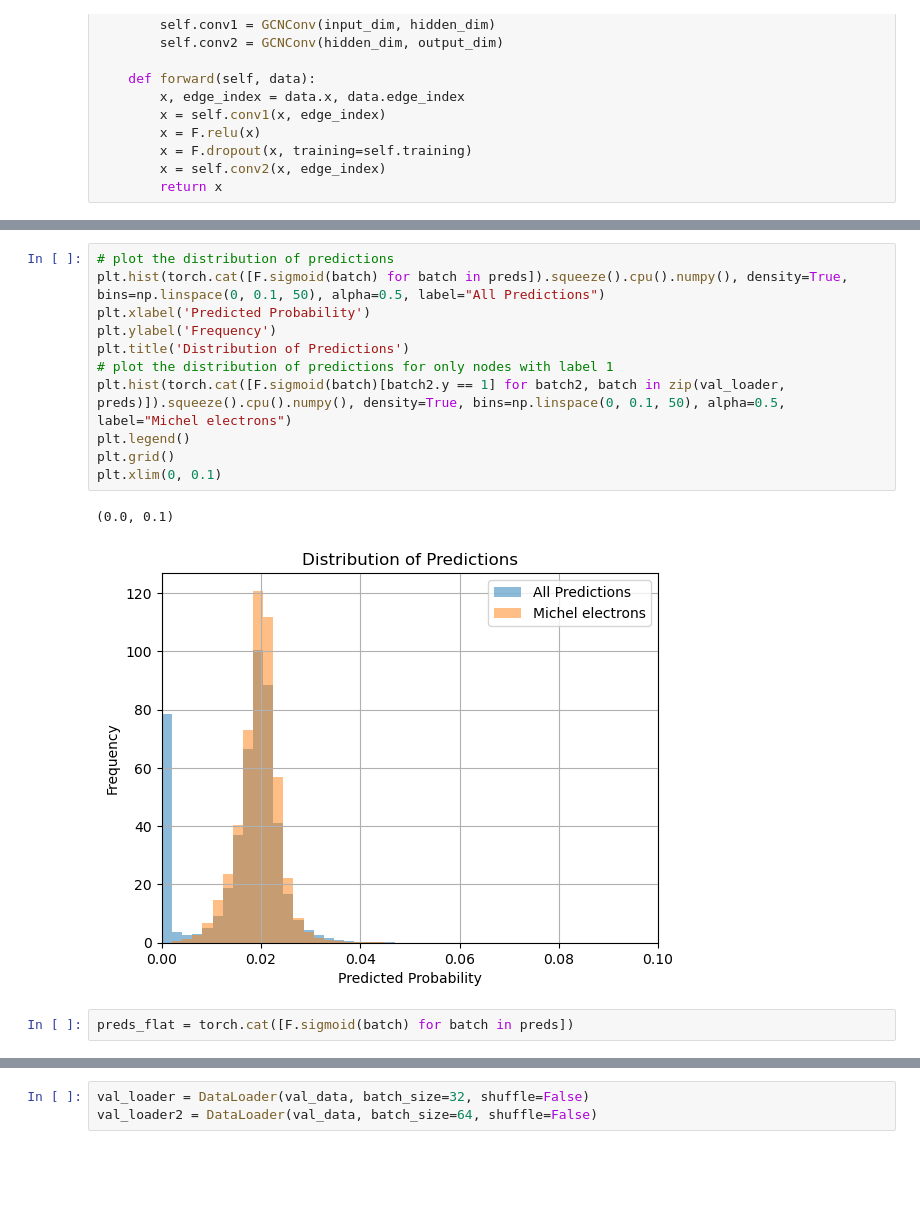
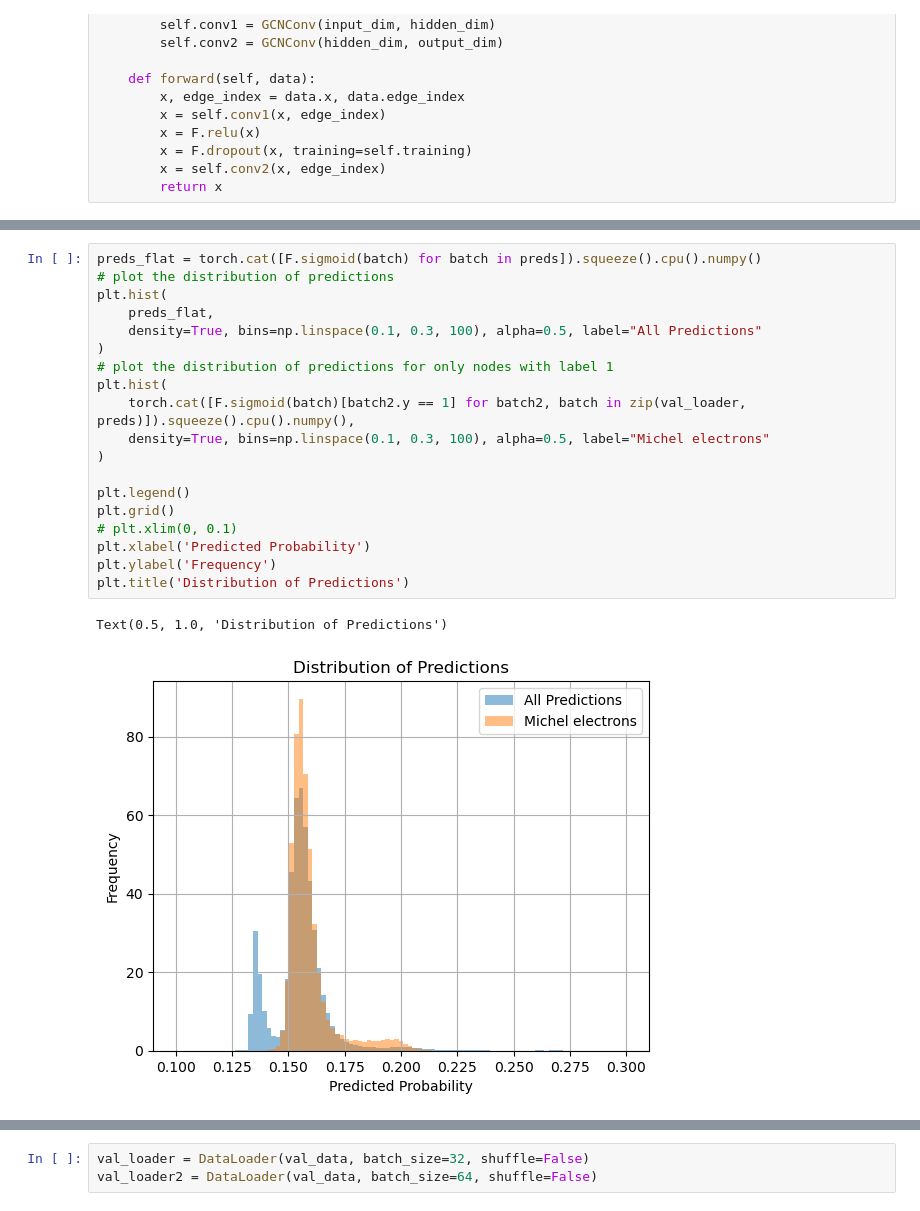
Before and after one commit to simonthor/inss-ml, a Jupyter notebook: gnn.ipynb, the cells around one changed output, grey strips where cells are left out. Saved outputs shown, nothing was run; the diff lists cells and outputs as text; blank space fills up the shorter version.

```diff
--- a/gnn.ipynb
+++ b/gnn.ipynb
@@ -219,18 +235,24 @@ plt.legend()
 # %%
+preds_flat = torch.cat([F.sigmoid(batch) for batch in preds]).squeeze().cpu().numpy()
 # plot the distribution of predictions
-plt.hist(torch.cat([F.sigmoid(batch) for batch in preds]).squeeze().cpu().numpy(), density=True, bins=np.linspace(0, 0.1, 50), alpha=0.5, label="All Predictions")
+plt.hist(
+    preds_flat,
+    density=True, bins=np.linspace(0.1, 0.3, 100), alpha=0.5, label="All Predictions"
+)
+# plot the distribution of predictions for only nodes with label 1
+plt.hist(
+    torch.cat([F.sigmoid(batch)[batch2.y == 1] for batch2, batch in zip(val_loader, preds)]).squeeze().cpu().numpy(),
+    density=True, bins=np.linspace(0.1, 0.3, 100), alpha=0.5, label="Michel electrons"
+)
+
+plt.legend()
+plt.grid()
+# plt.xlim(0, 0.1)
 plt.xlabel('Predicted Probability')
 plt.ylabel('Frequency')
 plt.title('Distribution of Predictions')
-# plot the distribution of predictions for only nodes with label 1
-plt.hist(torch.cat([F.sigmoid(batch)[batch2.y == 1] for batch2, batch in zip(val_loader, preds)]).squeeze().cpu().numpy(), density=True, bins=np.linspace(0, 0.1, 50), alpha=0.5, label="Michel electrons")
-plt.legend()
-plt.grid()
-plt.xlim(0, 0.1)
 # %% [output]
-(0.0, 0.1)
+Text(0.5, 1.0, 'Distribution of Predictions')
-[figure, old version]
+[figure, new version]
-# %%
-preds_flat = torch.cat([F.sigmoid(batch) for batch in preds])
 # %%
 # Plot the F1 score as a function of the cut value
```
Also changed, not shown: parts of 7 cells of this notebook.
